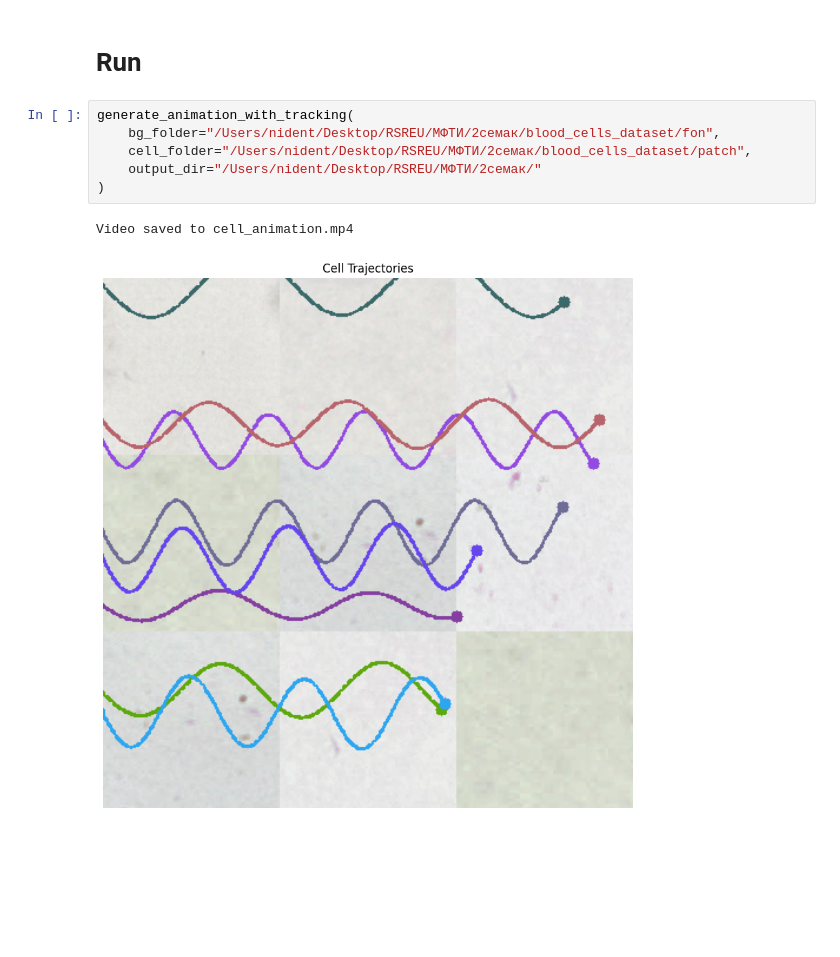
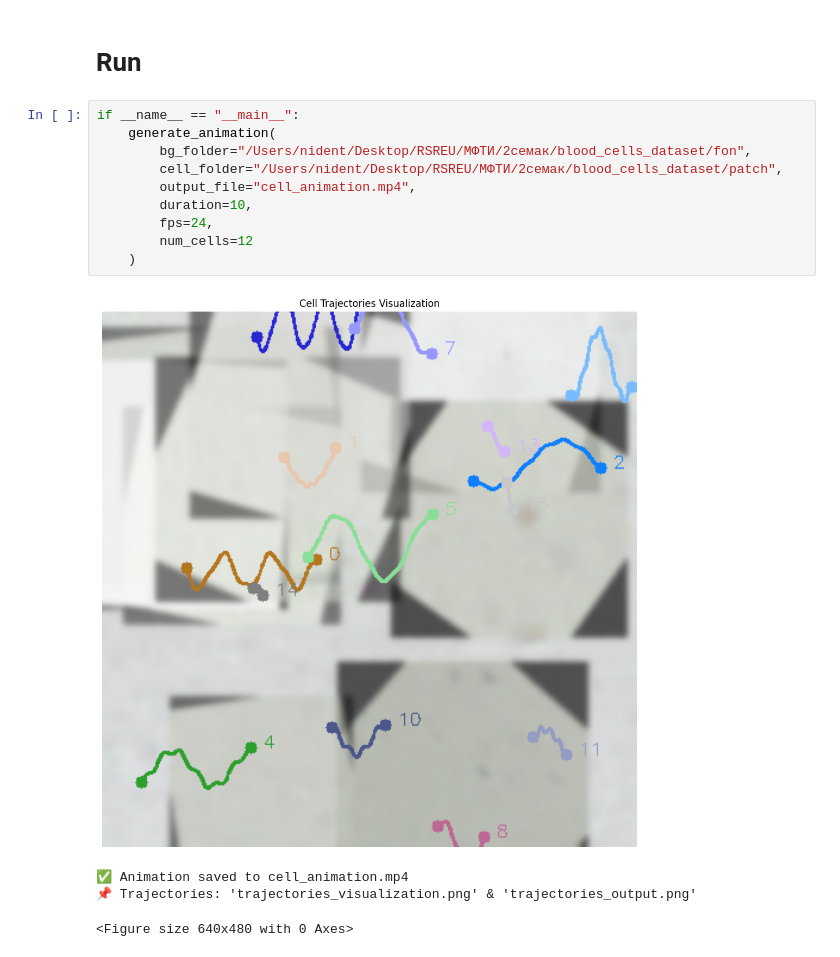
Before and after one commit to Nident/MFTI_CV, a Jupyter notebook: Latyshev_6.ipynb, the cells around one changed output. Saved outputs shown, nothing was run; the diff lists cells and outputs as text; blank space fills up the shorter version.

Commit message:
fix cells trajectories

```diff
--- a/Latyshev_6.ipynb
+++ b/Latyshev_6.ipynb
@@ -178,11 +249,17 @@ def visualize_trajectories(background, trajectories, colors, save_path):
 # %% [markdown]
 # Run
 # %%
-generate_animation_with_tracking(
-    bg_folder="/Users/nident/Desktop/RSREU/МФТИ/2семак/blood_cells_dataset/fon",
-    cell_folder="/Users/nident/Desktop/RSREU/МФТИ/2семак/blood_cells_dataset/patch",
-    output_dir="/Users/nident/Desktop/RSREU/МФТИ/2семак/"
-)
+if __name__ == "__main__":
+    generate_animation(
+        bg_folder="/Users/nident/Desktop/RSREU/МФТИ/2семак/blood_cells_dataset/fon",
+        cell_folder="/Users/nident/Desktop/RSREU/МФТИ/2семак/blood_cells_dataset/patch",
+        output_file="cell_animation.mp4",
+        duration=10,
+        fps=24,
+        num_cells=12
+    )
 # %% [output]
+[figure, new version]
-Video saved to cell_animation.mp4
+✅ Animation saved to cell_animation.mp4
+📌 Trajectories: 'trajectories_visualization.png' & 'trajectories_output.png'
-[figure, old version]
+<Figure size 640x480 with 0 Axes>
```
Also changed, not shown: parts of 2 cells of this notebook.
